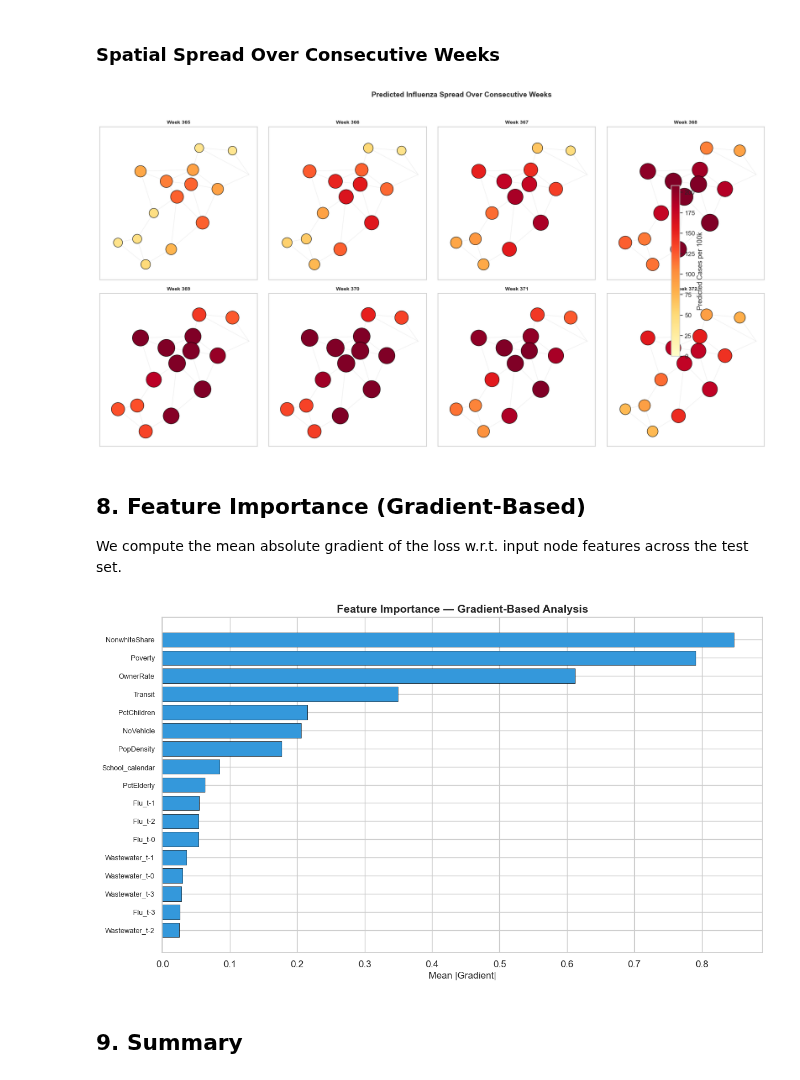
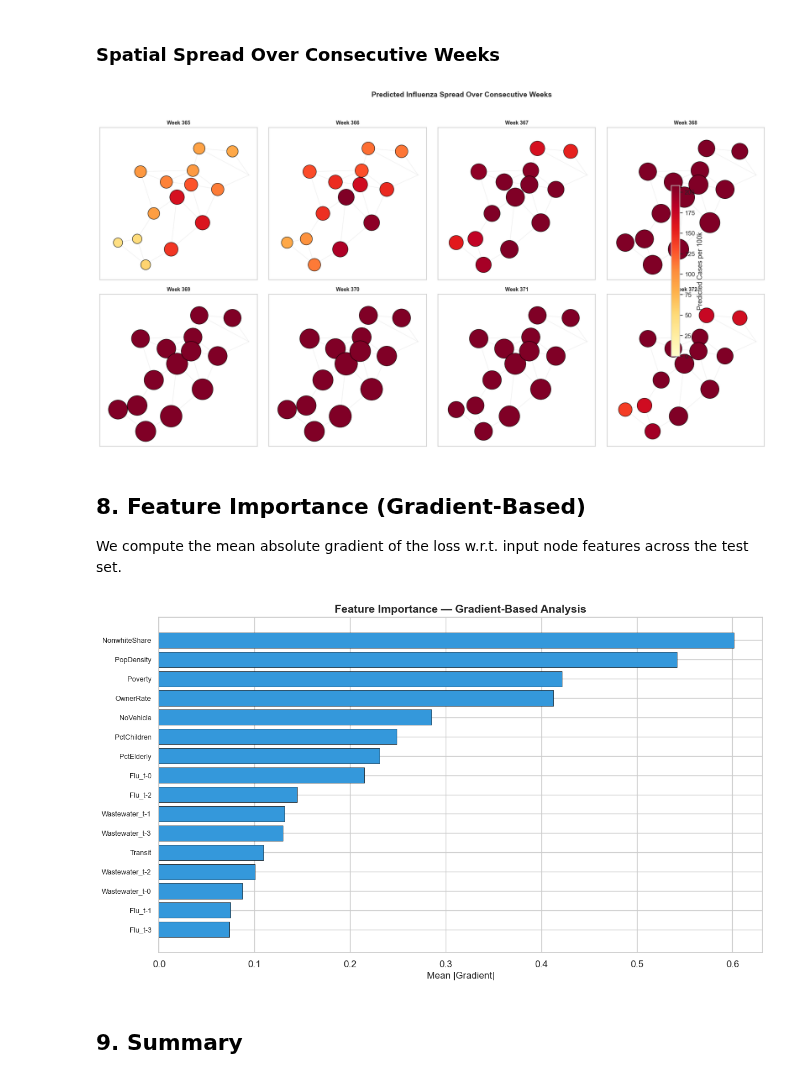
Before and after one commit to CodeMateo15/GNN-Influenza-Boston, a Jupyter notebook: Code/Boston_Influenza_GNN.ipynb, the cells around one changed output. Drawn from its saved outputs; the diff is of its cells as text; code cells hidden in the pictures.

Commit message:
without school calendars that are made up, worst model

```diff
--- a/Code/Boston_Influenza_GNN.ipynb
+++ b/Code/Boston_Influenza_GNN.ipynb
@@ -920,13 +923,13 @@ def build_sample(t):
             w = max(0, t - lag)
             tv.append(flu_norm[w, i])
             tv.append(ww_norm[w, i])
-        tv.append(school_indicator[t])
+        #tv.append(school_indicator[t])
         feat = np.concatenate([tv, static_np[i]])
         node_feats.append(feat)
 
     # Background node
-    bg_tv = np.zeros(LOOKBACK * 2 + 1, dtype=np.float32)
-    bg_tv[-1] = school_indicator[t]
+    bg_tv = np.zeros(LOOKBACK * 2, dtype=np.float32)
+    #bg_tv[-1] = school_indicator[t]
     bg_feat = np.concatenate([bg_tv, bg_static])
     node_feats.append(bg_feat)
 
@@ -1455,7 +1458,7 @@ plt.suptitle('Predicted Influenza Spread Over Consecutive Weeks', fontsize=14, f
 plt.tight_layout(rect=[0, 0, 0.92, 0.96])
 plt.show()
 # %% [output]
-[figure, old version]
+[figure, new version]
 # %% [markdown]
 ## 8. Feature Importance (Gradient-Based)
 
@@ -1477,35 +1480,35 @@ for X, g, y in test_samples:
     loss.backward()
 
     if X_t.grad is not None:
         grad = X_t.grad[:N_NEIGH].abs().mean(dim=0)
         importance += grad
         n_samples += 1
 
 importance = (importance / max(n_samples, 1)).cpu().detach().numpy()
 
 # Feature names
 feat_names = []
 for lag in range(LOOKBACK):
     feat_names.append(f'Flu_t-{lag}')
     feat_names.append(f'Wastewater_t-{lag}')
-feat_names.append('School_calendar')
+#feat_names.append('School_calendar')
 feat_names += ['PopDensity', 'Poverty', 'Transit', 'PctChildren',
                'PctElderly', 'OwnerRate', 'NoVehicle', 'NonwhiteShare']
 
 sorted_idx = np.argsort(importance)[::-1]
 
 fig, ax = plt.subplots(figsize=(12, 7))
 top_k = min(len(feat_names), 20)
 ax.barh(range(top_k), importance[sorted_idx[:top_k]][::-1],
         color='#3498db', edgecolor='black', linewidth=0.5)
 ax.set_yticks(range(top_k))
 ax.set_yticklabels([feat_names[i] for i in sorted_idx[:top_k]][::-1], fontsize=9)
 ax.set_xlabel('Mean |Gradient|', fontsize=12)
 ax.set_title('Feature Importance — Gradient-Based Analysis', fontsize=14, fontweight='bold')
 plt.tight_layout()
 plt.show()
 # %% [output]
-[figure, old version]
+[figure, new version]
 # %% [markdown]
 ## 9. Summary
 # %%
```
Also changed, not shown: parts of 15 cells of this notebook, 1 other file.
